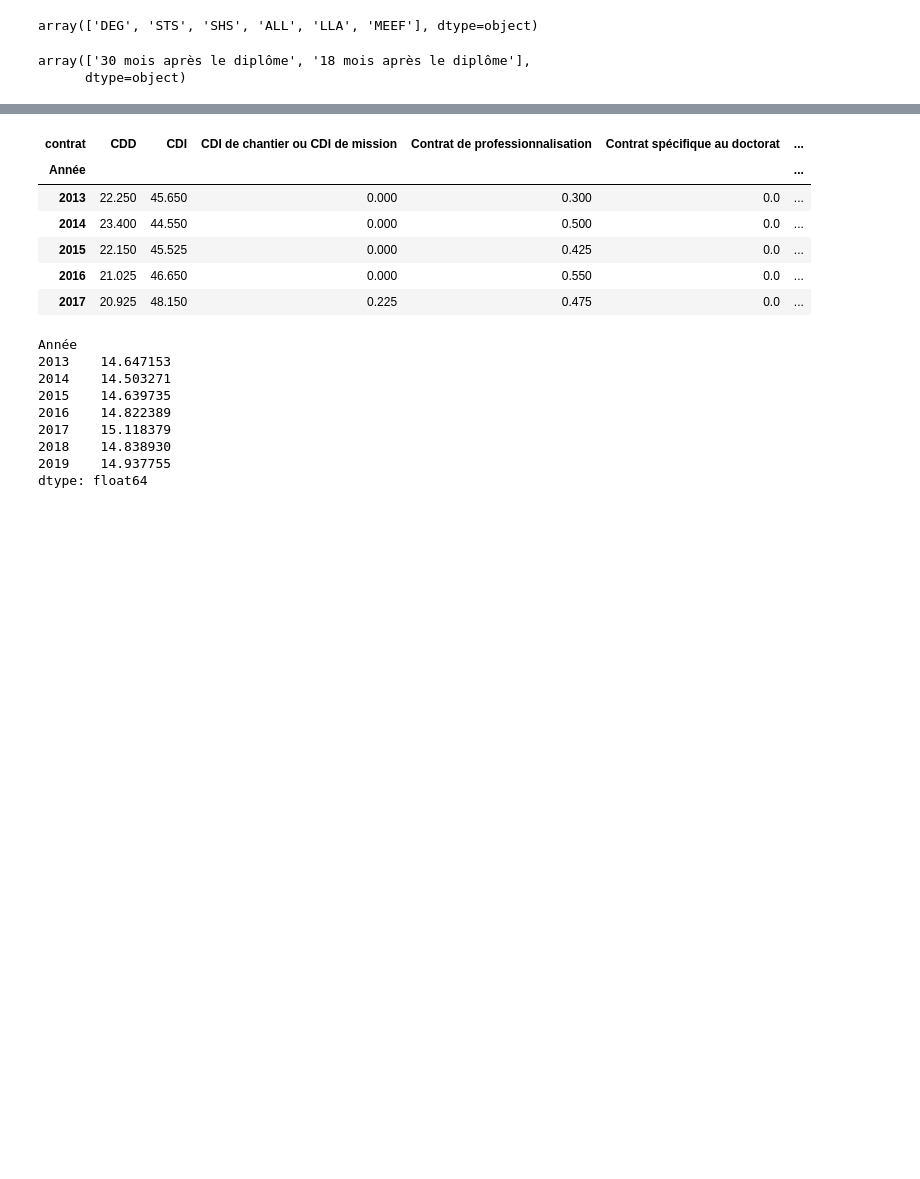
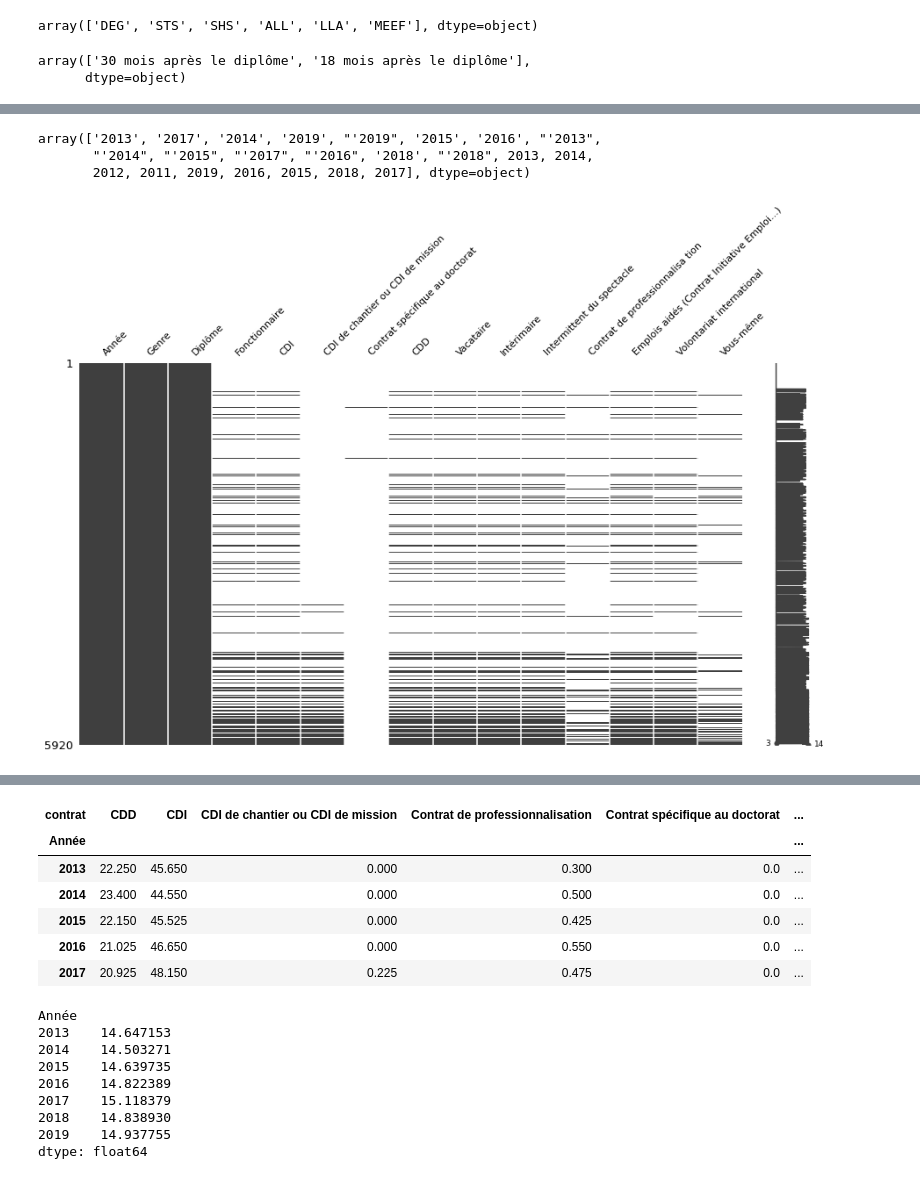
Before and after one commit to smtux/DUDA, a Jupyter notebook: inser_pro/src/pro.ipynb, the cells around one changed output, grey strips where cells are left out. Saved outputs shown, nothing was run; the diff lists cells and outputs as text; code cells hidden in the pictures; blank space fills up the shorter version.

```diff
--- a/inser_pro/src/pro.ipynb
+++ b/inser_pro/src/pro.ipynb
@@ -129,6 +156,6 @@ df_metier = ins_prof.iloc[:, 32:89]
 # %%
 # Ajout de l'indication de l'année
-df = ins_prof[["Année", "label", "Diplôme"]].join(df_metier)
+df = ins_prof[["Année", "Genre", "Diplôme"]].join(df_secteur)
 # %%
 df.info()
 # %% [output]
@@ -151,0 +179,21 @@ memory usage: 2.6+ MB
+# %%
+# Recherche des valeurs représentant l'année
+df['Année'].unique()
+# %% [output]
+array(['2013', '2017', '2014', '2019', "'2019", '2015', '2016', "'2013",
+       "'2014", "'2015", "'2017", "'2016", '2018', "'2018", 2013, 2014,
+       2012, 2011, 2019, 2016, 2015, 2018, 2017], dtype=object)
+# %%
+# Extraction des années afin de supprimer les cotes
+df["Année"] = df["Année"].astype(str).str.extract(r"([0-9]{4})")
+# %%
+# Sélection des contrats
+df_contrat = df.iloc[:, 0:15]
+# %%
+df_contrat.sort_values("Année", inplace=True)
+# %%
+# Recherche des valeurs manquantes par type de contrats
+msno.matrix(df_contrat, fontsize=11, figsize=(15,8))
+plt.show()
+# %% [output]
+[figure, added]
```
Also changed, not shown: parts of 43 cells of this notebook.
